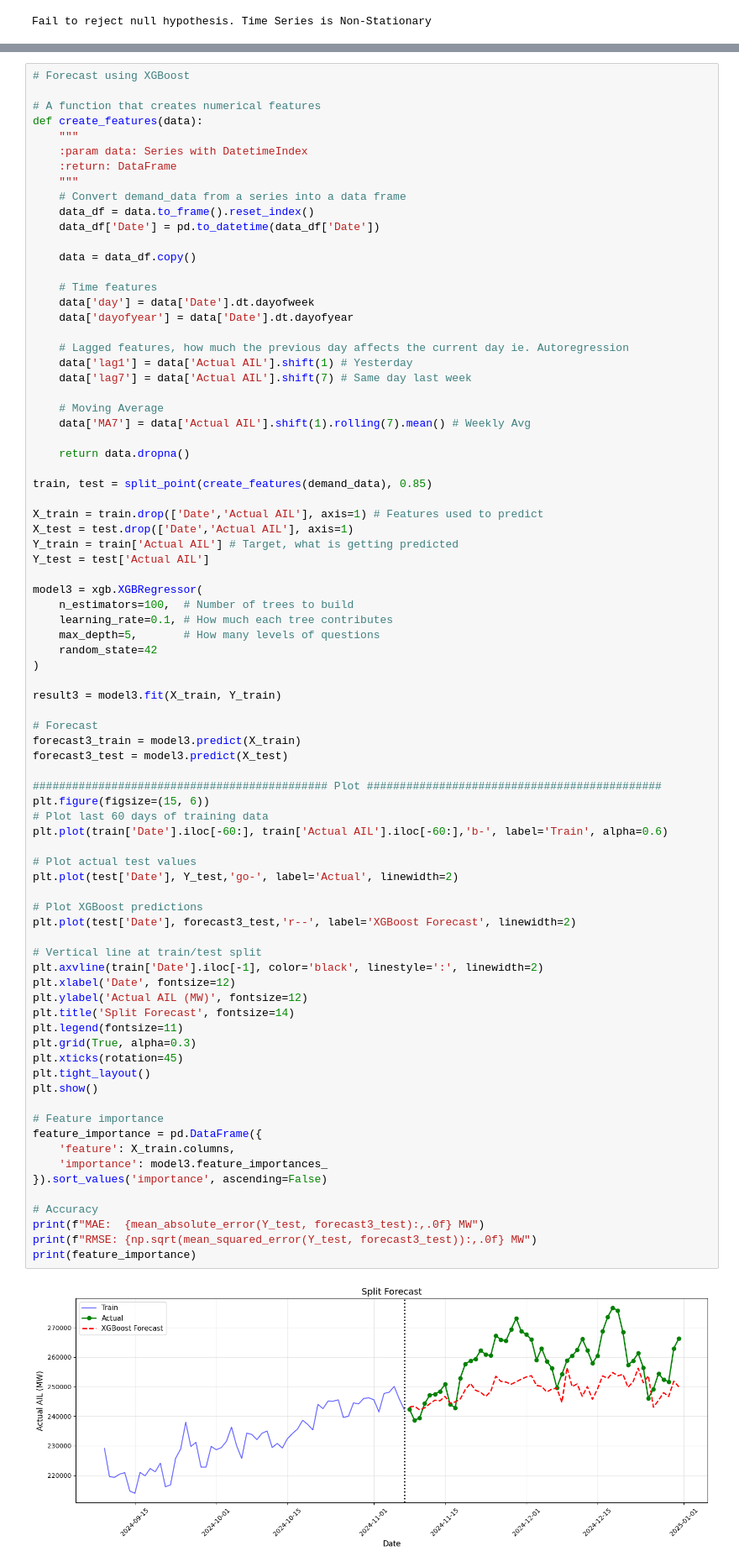
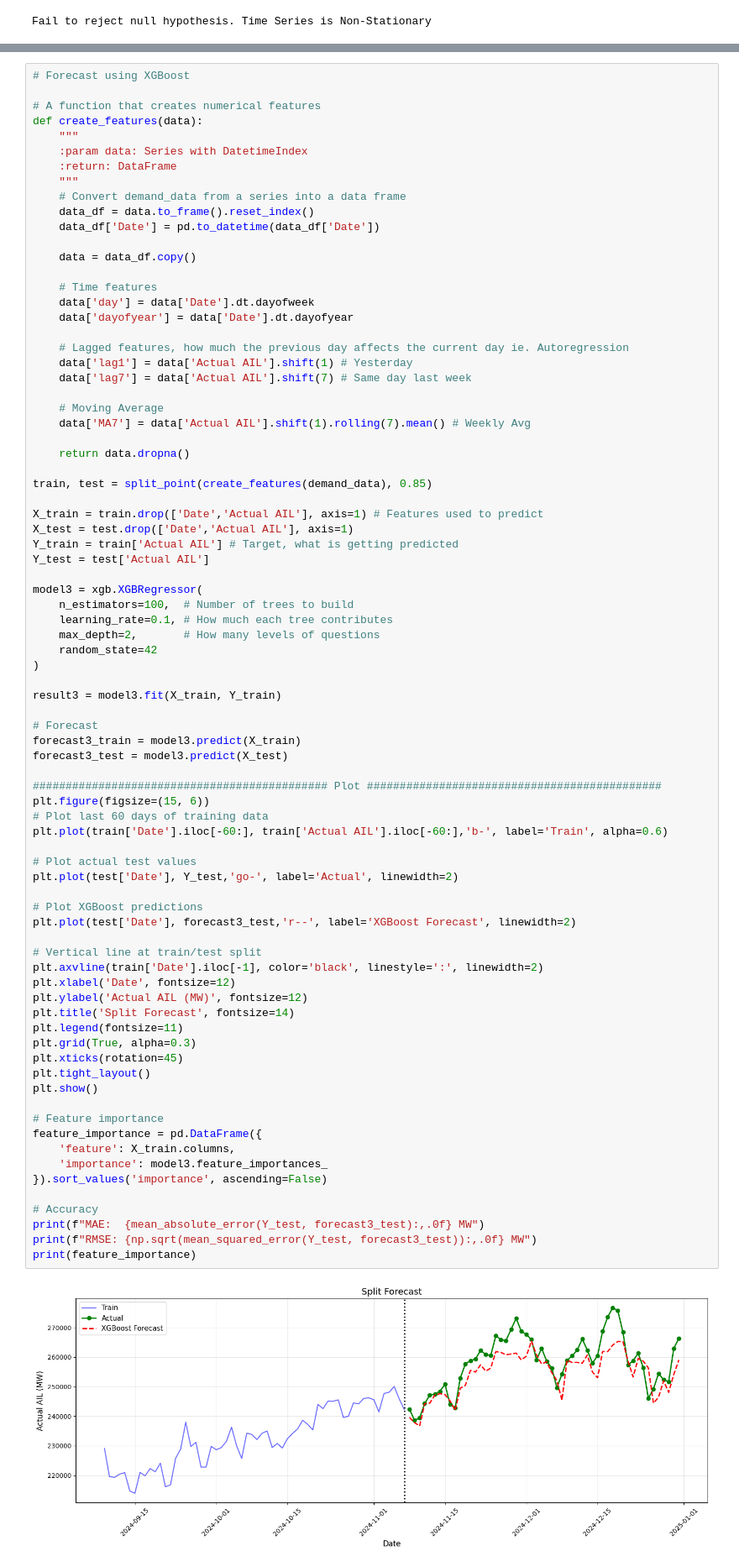
Before and after one commit to rchlmlngt/Alberta-Power-Market-Analysis, a Jupyter notebook: DemandForecast.ipynb, the cells around one changed output, grey strips where cells are left out. Shown at 84% size. Drawn from its saved outputs; the diff is of its cells as text.

```diff
--- a/DemandForecast.ipynb
+++ b/DemandForecast.ipynb
@@ -296,7 +296,7 @@ Y_test = test['Actual AIL']
 model3 = xgb.XGBRegressor(
     n_estimators=100,  # Number of trees to build
     learning_rate=0.1, # How much each tree contributes
-    max_depth=5,       # How many levels of questions
+    max_depth=2,       # How many levels of questions
     random_state=42
 )
 
@@ -312,31 +312,31 @@ plt.figure(figsize=(15, 6))
 plt.plot(train['Date'].iloc[-60:], train['Actual AIL'].iloc[-60:],'b-', label='Train', alpha=0.6)
 
 # Plot actual test values
 plt.plot(test['Date'], Y_test,'go-', label='Actual', linewidth=2)
 
 # Plot XGBoost predictions
 plt.plot(test['Date'], forecast3_test,'r--', label='XGBoost Forecast', linewidth=2)
 
 # Vertical line at train/test split
 plt.axvline(train['Date'].iloc[-1], color='black', linestyle=':', linewidth=2)
 plt.xlabel('Date', fontsize=12)
 plt.ylabel('Actual AIL (MW)', fontsize=12)
 plt.title('Split Forecast', fontsize=14)
 plt.legend(fontsize=11)
 plt.grid(True, alpha=0.3)
 plt.xticks(rotation=45)
 plt.tight_layout()
 plt.show()
 
 # Feature importance
 feature_importance = pd.DataFrame({
     'feature': X_train.columns,
     'importance': model3.feature_importances_
 }).sort_values('importance', ascending=False)
 
 # Accuracy
 print(f"MAE:  {mean_absolute_error(Y_test, forecast3_test):,.0f} MW")
 print(f"RMSE: {np.sqrt(mean_squared_error(Y_test, forecast3_test)):,.0f} MW")
 print(feature_importance)
 # %% [output]
-[figure, old version]
+[figure, new version]
```
Also changed, not shown: parts of 3 cells of this notebook, 1 other file.
